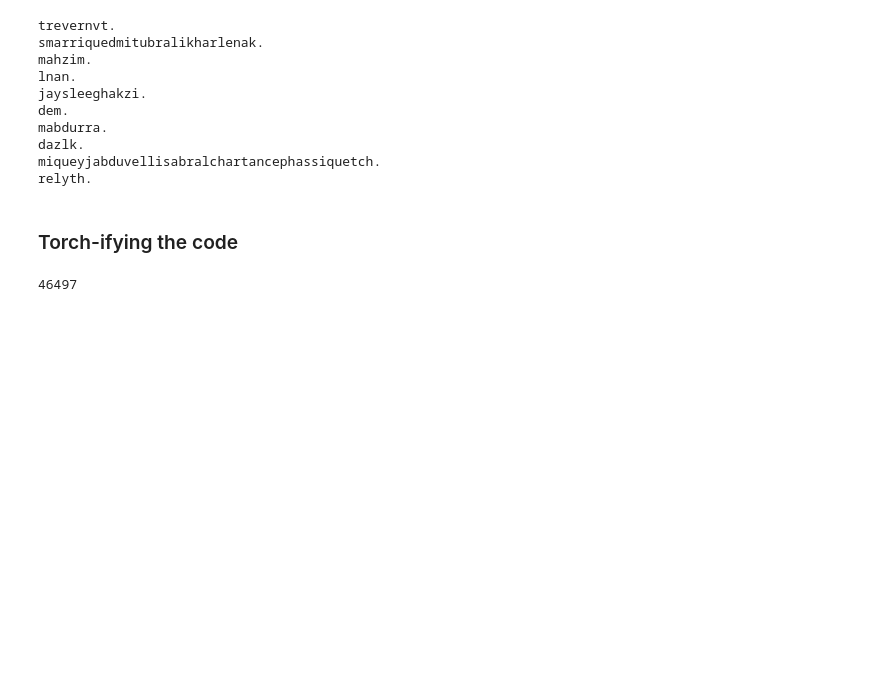
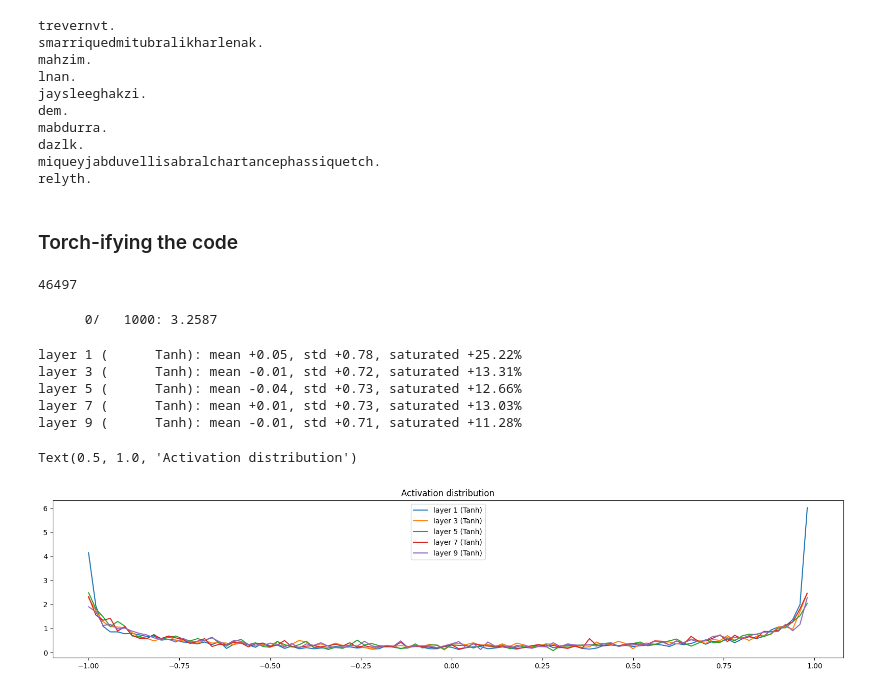
Before and after one commit to kevin-v96/makemore, a Jupyter notebook: makemore_mlp_extended.ipynb, the cells around one changed output. Cells and saved outputs as stored; diff of their text form; code cells hidden in the pictures; blank space fills up the shorter version.

Commit message:
Add visualisations

```diff
--- a/makemore_mlp_extended.ipynb
+++ b/makemore_mlp_extended.ipynb
@@ -449,9 +449,10 @@ for p in parameters:
 # %% [output]
 46497
 # %%
-max_steps = 200000
+max_steps = 1000
 batch_size = 32
 lossi = []
+ud = []
 
 for i in range(max_steps):
     #construct minibatch
@@ -481,5 +482,28 @@ for i in range(max_steps):
     if i % 10000 == 0:
         print(f'{i:7d}/{max_steps:7d}: {loss.item():.4f}')
     lossi.append(loss.log10().item())
-
-    break #AFTER_DEBUG: take out the break
+    with torch.no_grad():
+        ud.append([(lr*p.grad.std()/p.data.std()).log10().item() for p in parameters])
+# %% [output]
+      0/   1000: 3.2587
+# %%
+#visualize histograms
+plt.figure(figsize=(20,4))
+legends = []
+for i, layer in enumerate(layers[:-1]): #exclude the output layer
+    if isinstance(layer, Tanh):
+        t = layer.out
+        print('layer %d (%10s): mean %+.2f, std %+.2f, saturated %+.2f%%' % (i, layer.__class__.__name__, t.mean(), t.std(), (t.abs() > 0.97).float().mean()*100))
+        hy, hx = torch.histogram(t, density=True)
+        plt.plot(hx[:-1].detach(), hy.detach())
+        legends.append(f'layer {i} ({layer.__class__.__name__})')
+plt.legend(legends)
+plt.title('Activation distribution')
+# %% [output]
+layer 1 (      Tanh): mean +0.05, std +0.78, saturated +25.22%
+layer 3 (      Tanh): mean -0.01, std +0.72, saturated +13.31%
+layer 5 (      Tanh): mean -0.04, std +0.73, saturated +12.66%
+layer 7 (      Tanh): mean +0.01, std +0.73, saturated +13.03%
+layer 9 (      Tanh): mean -0.01, std +0.71, saturated +11.28%
+Text(0.5, 1.0, 'Activation distribution')
+[figure, added]
```
Also changed, not shown: parts of 5 cells of this notebook.
